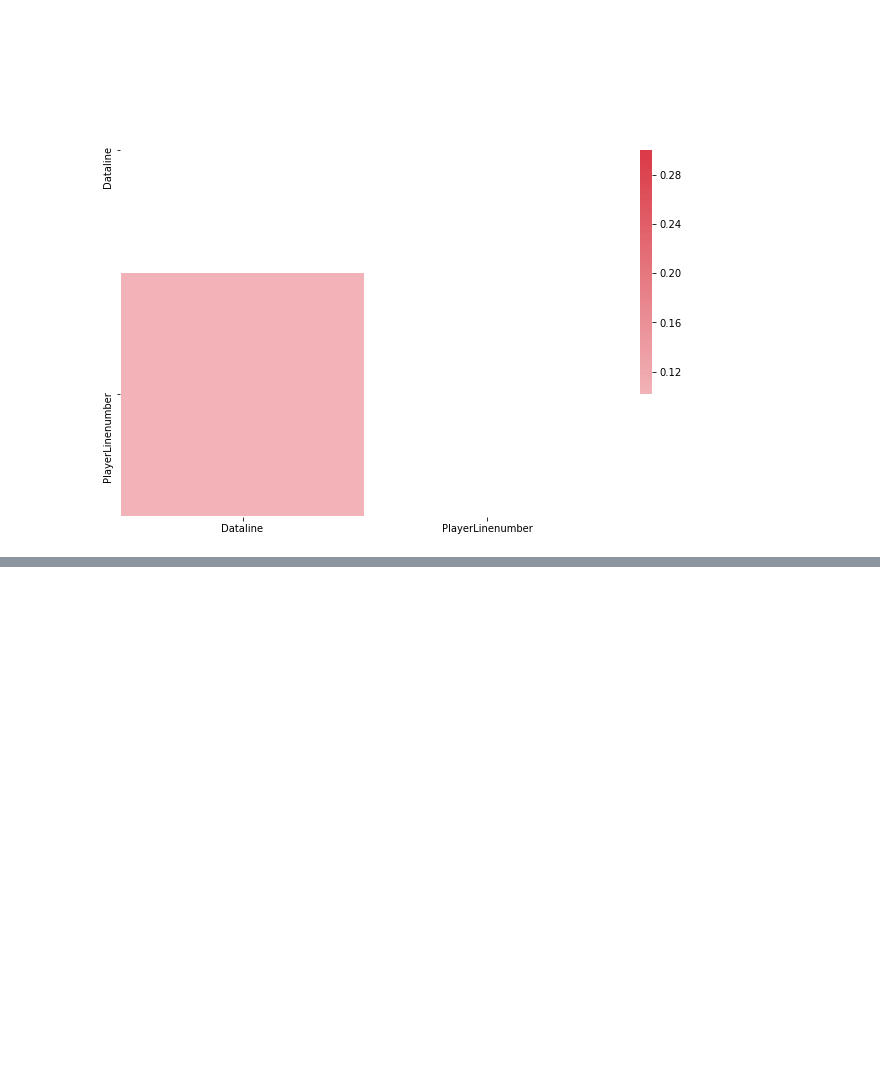
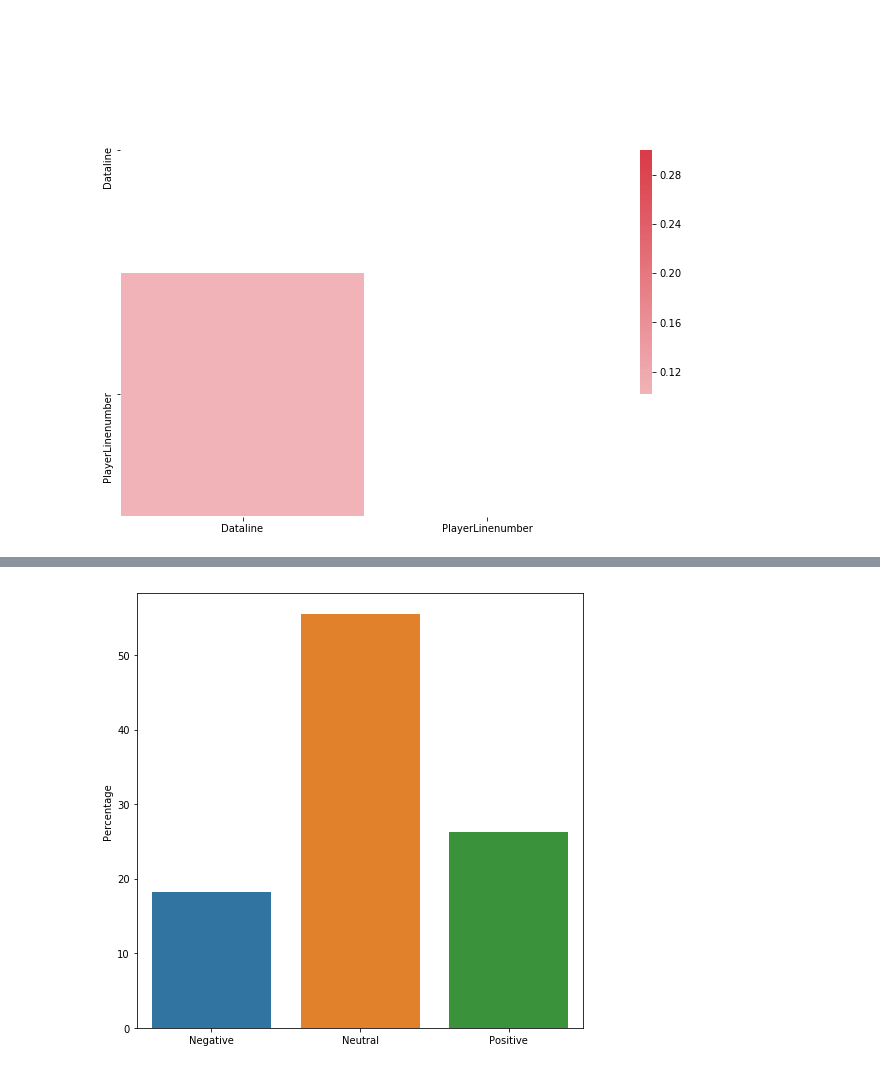
Before and after one commit to giordan12/tobeornottobe, a Jupyter notebook: castro_project2.ipynb, the cells around one changed output, grey strips where cells are left out. Drawn from its saved outputs; the diff is of its cells as text; code cells hidden in the pictures; blank space fills up the shorter version.

Commit message:
Expanded data analysis, sentiment analysis

```diff
--- a/castro_project2.ipynb
+++ b/castro_project2.ipynb
@@ -115,0 +255,2 @@ sns.heatmap(shakes_corr, mask=mask, cmap=cmap, vmax=.3, center=0,
+# %%
+sa_results = shakes_df.PlayerLine.apply(sia.polarity_scores)
@@ -115,0 +270,2 @@ sns.heatmap(shakes_corr, mask=mask, cmap=cmap, vmax=.3, center=0,
+# %%
+sa_results = pd.DataFrame.from_records(sa_results)
@@ -115,0 +281,4 @@ sns.heatmap(shakes_corr, mask=mask, cmap=cmap, vmax=.3, center=0,
+# %%
+sa_results['Sentiment'] = 0
+sa_results.loc[sa_results['compound'] > 0.2, 'Sentiment'] = 1
+sa_results.loc[sa_results['compound'] < -0.2, 'Sentiment'] = -1
@@ -115,0 +294,2 @@ sns.heatmap(shakes_corr, mask=mask, cmap=cmap, vmax=.3, center=0,
+# %%
+shakes_df.LineSent = sa_results.Sentiment.copy()
@@ -115,0 +307,13 @@ sns.heatmap(shakes_corr, mask=mask, cmap=cmap, vmax=.3, center=0,
+# %%
+fig, ax = plt.subplots(figsize=(8,8))
+
+counts = shakes_df.LineSent.value_counts(normalize=True) * 100
+
+sns.barplot(x=counts.index, y=counts, ax=ax)
+
+ax.set_xticklabels(['Negative', 'Neutral', 'Positive'])
+ax.set_ylabel('Percentage')
+
+plt.show()
+# %% [output]
+[figure, added]
```
Also changed, not shown: parts of 32 cells of this notebook.
